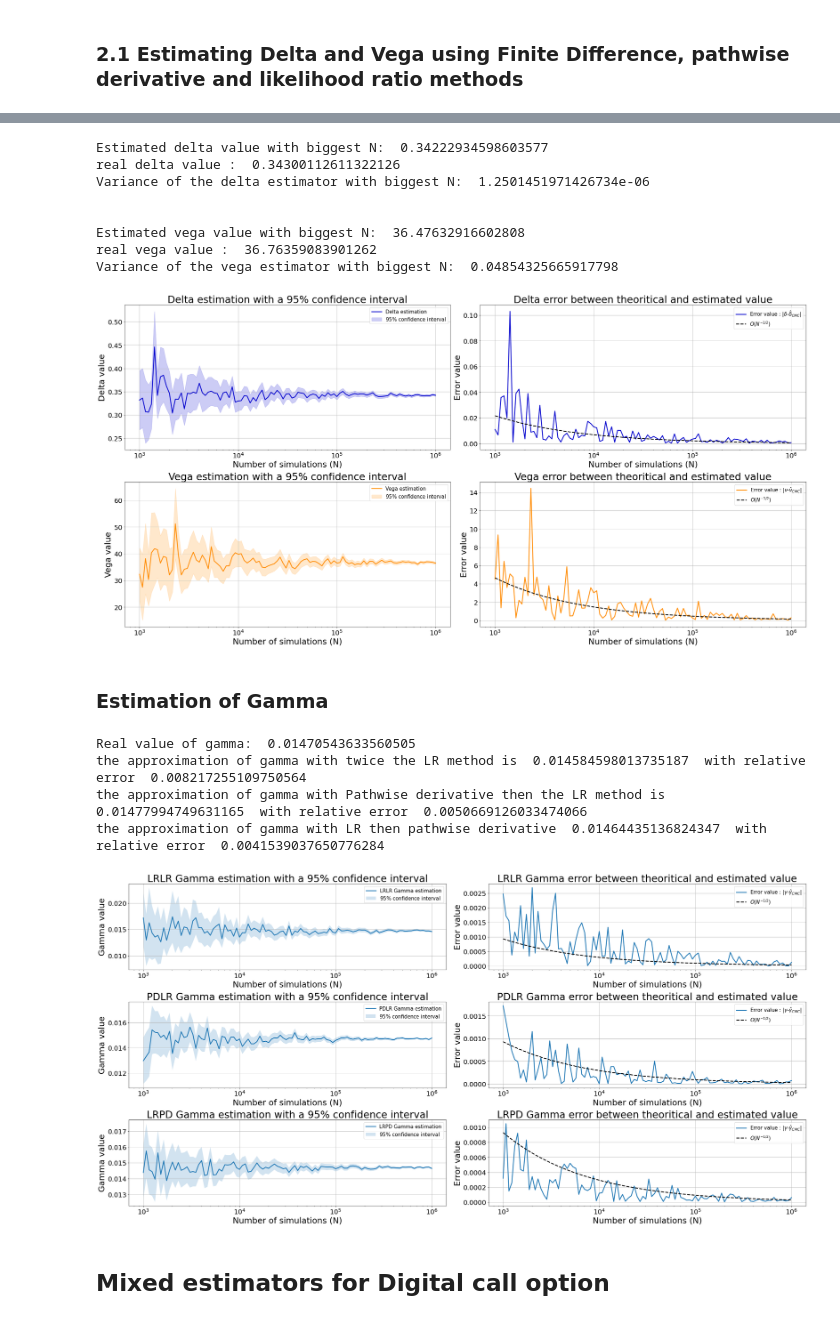
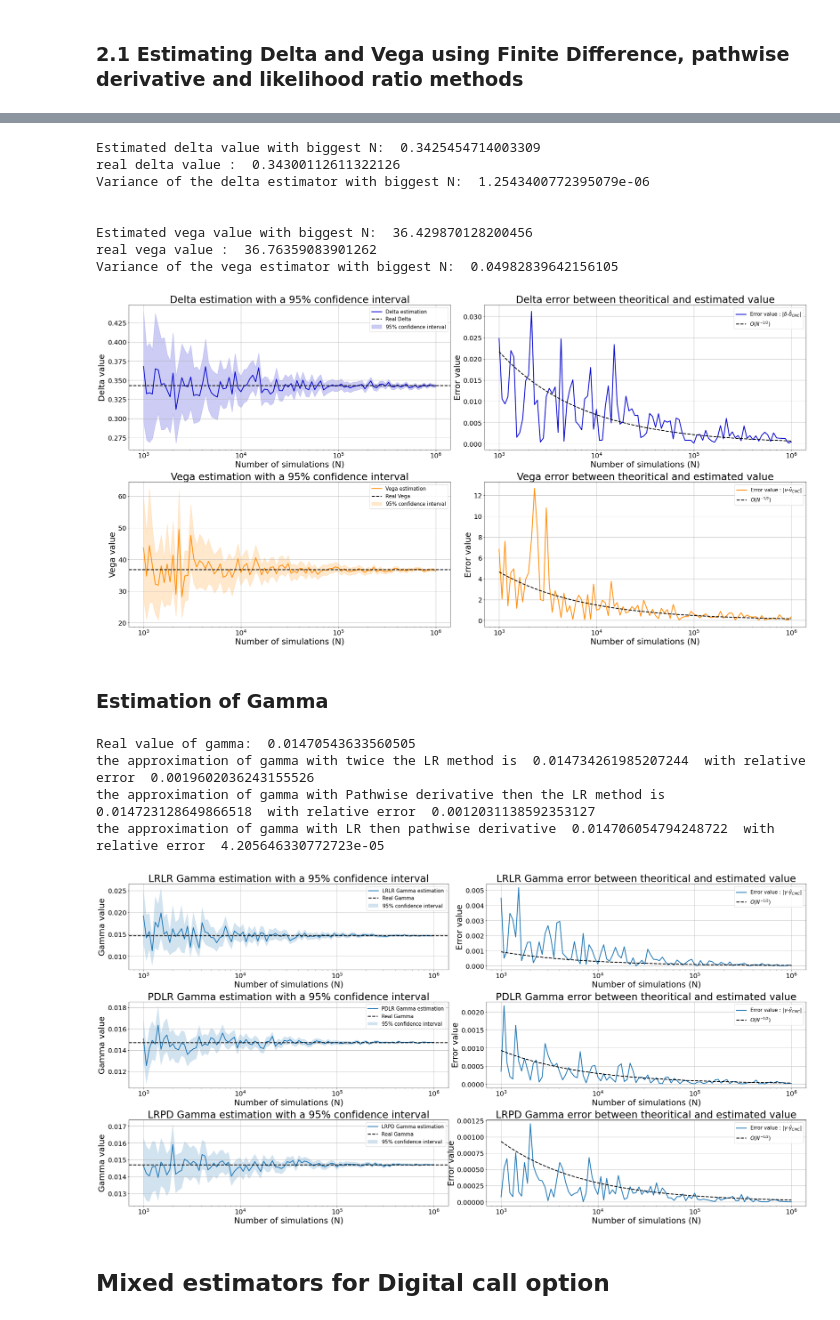
Before and after one commit to chgendreau/Monte-Carlo_Financial-Sensitivities, a Jupyter notebook: Monte Carlo estimation of Sensitivities in Finance.ipynb, the cells around one changed output, grey strips where cells are left out. Drawn from its saved outputs; the diff is of its cells as text; code cells hidden in the pictures.

```diff
--- a/Monte Carlo estimation of Sensitivities in Finance.ipynb
+++ b/Monte Carlo estimation of Sensitivities in Finance.ipynb
@@ -269,7 +269,7 @@ fig2, ax2 = plt.subplots(1,len(greeks),figsize=(30,10)) #Variation of dtheta
 fig3, ax3 = plt.subplots(1,len(greeks),figsize=(30,10)) #With or without iid W_T
 
 
-colors = {"delta":"mediumblue","vega":"darkorange","gamma":"#6096BA"}
+colors = {"delta":"mediumblue","vega":"darkorange","gamma":"#6096BA","real":"black"}
 symbols = {"delta":[r"$\delta$",r"$\hat{\delta}_{CMC}$"],"vega":[r"$\nu$",r"$\hat{\nu}_{CMC}$"],"gamma":[r"$\gamma$",r"$\hat{\gamma}_{CMC}$"]}
 
 for idx,greek in enumerate(greeks):
@@ -277,11 +277,12 @@ for idx,greek in enumerate(greeks):
     # Figure 1
 
     # Confidence interval and mean plot
-
     ax[idx,0].plot(n_elem,finite_methods_dict[greek][:,0],label=greek.capitalize() + " estimation",c=colors[greek],lw=2.5)
     ax[idx,0].fill_between(n_elem, finite_methods_dict[greek][:,0] - 1.96*finite_methods_dict[greek][:,1]/np.sqrt(n_elem),
                                  finite_methods_dict[greek][:,0] + 1.96*finite_methods_dict[greek][:,1]/np.sqrt(n_elem),
                            alpha=0.2,label=r"$95$% confidence interval",color=colors[greek])
+    ax[idx,0].axhline(real_val[greek],label= "Real " + greek.capitalize(),c=colors["real"],lw=2.5, ls="--")
+
     ax[idx,0].set_title(f"{greek.capitalize()} estimation with a 95% confidence interval",fontsize=30)
     ax[idx,0].set_xlabel("Number of simulations (N)",size=25)
     ax[idx,0].set_ylabel(f"{greek.capitalize()} value",size=25)
@@ -392,6 +393,7 @@ for idx,greek in enumerate(greeks):
     ax[idx,0].fill_between(n_elem, pathwise_dict[greek][:,0] - 1.96*pathwise_dict[greek][:,1]/np.sqrt(n_elem),
                                  pathwise_dict[greek][:,0] + 1.96*pathwise_dict[greek][:,1]/np.sqrt(n_elem),
                            alpha=0.2,label=r"$95$% confidence interval",color=colors[greek])
+    ax[idx,0].axhline(real_val[greek],label= "Real " + greek.capitalize(),c=colors["real"],lw=2.5, ls="--")
     ax[idx,0].set_title(f"{greek.capitalize()} estimation with a 95% confidence interval",fontsize=30)
     ax[idx,0].set_xlabel("Number of simulations (N)",size=25)
     ax[idx,0].set_ylabel(f"{greek.capitalize()} value",size=25)
@@ -458,6 +460,7 @@ for idx,greek in enumerate(greeks):
     ax[idx,0].fill_between(n_elem, LR_dict[greek][:,0] - 1.96*LR_dict[greek][:,1]/np.sqrt(n_elem),
                                  LR_dict[greek][:,0] + 1.96*LR_dict[greek][:,1]/np.sqrt(n_elem),
                            alpha=0.2,label=r"$95$% confidence interval",color=colors[greek])
+    ax[idx,0].axhline(real_val[greek],label= "Real " + greek.capitalize(),c=colors["real"],lw=2.5, ls="--")
     ax[idx,0].set_title(f"{greek.capitalize()} estimation with a 95% confidence interval",fontsize=30)
     ax[idx,0].set_xlabel("Number of simulations (N)",size=25)
     ax[idx,0].set_ylabel(f"{greek.capitalize()} value",size=25)
@@ -484,15 +487,15 @@ for idx,greek in enumerate(greeks):
 fig.tight_layout()
 #fig.savefig("./plots/3.1/LR_delta_vega_estimation.png")
 # %% [output]
-Estimated delta value with biggest N:  0.34222934598603577
+Estimated delta value with biggest N:  0.3425454714003309
 real delta value :  0.34300112611322126
-Variance of the delta estimator with biggest N:  1.2501451971426734e-06
+Variance of the delta estimator with biggest N:  1.2543400772395079e-06
 
 
-Estimated vega value with biggest N:  36.47632916602808
+Estimated vega value with biggest N:  36.429870128200456
 real vega value :  36.76359083901262
-Variance of the vega estimator with biggest N:  0.04854325665917798
+Variance of the vega estimator with biggest N:  0.04982839642156105
-[figure, old version]
+[figure, new version]
 # %% [markdown]
 ### Estimation of Gamma
 # %%
@@ -528,9 +531,9 @@ gamma_est["LRPD"] = np.array([pathwise_deriv(h,params,dummy,"combination", n) fo
 print("the approximation of gamma with LR then pathwise derivative ",gamma_est["LRPD"][-1,0], " with relative error ", np.abs(gamma_est["LRPD"][-1,0] - real_val["gamma"])/real_val["gamma"])
 # %% [output]
 Real value of gamma:  0.01470543633560505
-the approximation of gamma with twice the LR method is  0.014584598013735187  with relative error  0.008217255109750564
-the approximation of gamma with Pathwise derivative then the LR method is  0.01477994749631165  with relative error  0.0050669126033474066
-the approximation of gamma with LR then pathwise derivative  0.01464435136824347  with relative error  0.0041539037650776284
+the approximation of gamma with twice the LR method is  0.014734261985207244  with relative error  0.0019602036243155526
+the approximation of gamma with Pathwise derivative then the LR method is  0.014723128649866518  with relative error  0.0012031138592353127
+the approximation of gamma with LR then pathwise derivative  0.014706054794248722  with relative error  4.205646330772723e-05
 # %%
 fig, ax = plt.subplots(len(list(gamma_est.keys())),2,figsize=(30,15))
 
@@ -539,34 +542,35 @@ for idx, method in enumerate(list(gamma_est.keys())):
 
     ax[idx,0].plot(n_elem,gamma_est[method][:,0],label=method+" Gamma estimation",lw=2.5)
     ax[idx,0].fill_between(n_elem, gamma_est[method][:,0] - 1.96*gamma_est[method][:,1]/np.sqrt(n_elem),
                                  gamma_est[method][:,0] + 1.96*gamma_est[method][:,1]/np.sqrt(n_elem),
                            alpha=0.2,label=r"$95$% confidence interval")
+    ax[idx,0].axhline(real_val["gamma"],label= "Real Gamma",c=colors["real"],lw=2.5, ls="--")
     ax[idx,0].set_title(method+" Gamma estimation with a 95% confidence interval",fontsize=30)
     ax[idx,0].set_xlabel("Number of simulations (N)",size=25)
     ax[idx,0].set_ylabel("Gamma value",size=25)
     ax[idx,0].tick_params(axis='both', which='major', labelsize=20)
     ax[idx,0].legend(fontsize=15)
     ax[idx,0].set_xscale("log")
     ax[idx,0].grid()
 
     # Error of the estimation
 
     ax[idx,1].plot(n_elem,np.abs(real_val["gamma"]-gamma_est[method][:,0]),lw=2.5,
                    label=f"Error value : |{symbols['gamma'][0]}-{symbols['gamma'][1]}|")
     ax[idx,1].plot(n_elem,2*real_val["gamma"]/np.sqrt(n_elem),c="black",label=r"$O(N^{-1/2})$",ls="--",lw=2.5)
     ax[idx,1].set_title(method+" Gamma error between theoritical and estimated value",fontsize=30)
     ax[idx,1].set_xlabel("Number of simulations (N)",size=25)
     ax[idx,1].set_ylabel("Error value",size=25)
     ax[idx,1].tick_params(axis='both', which='major', labelsize=20)
     ax[idx,1].legend(fontsize=15)
     ax[idx,1].set_xscale("log")
     ax[idx,1].grid()
 
 fig.tight_layout()
 
 #fig.savefig("./plots/3.1/estimations_gamma.png")
 # %% [output]
-[figure, old version]
+[figure, new version]
 # %% [markdown]
 ## Mixed estimators for Digital call option
 # %%
```
Also changed, not shown: parts of 5 cells of this notebook.
